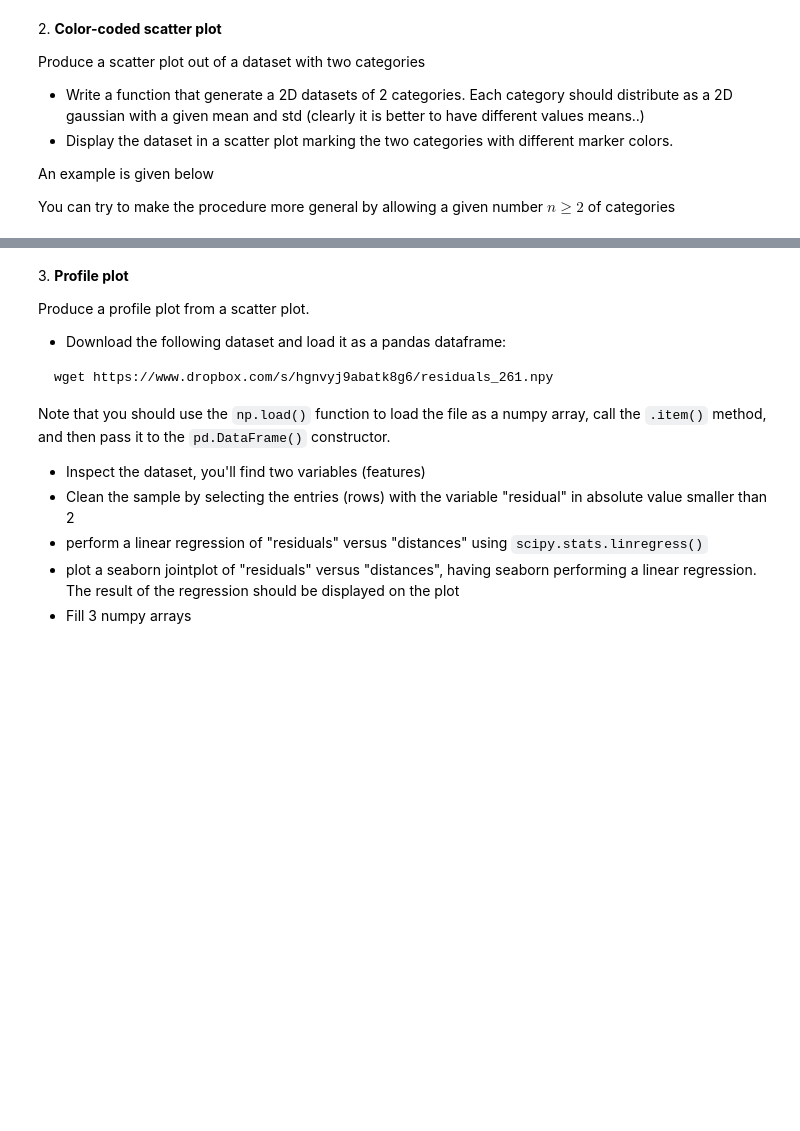
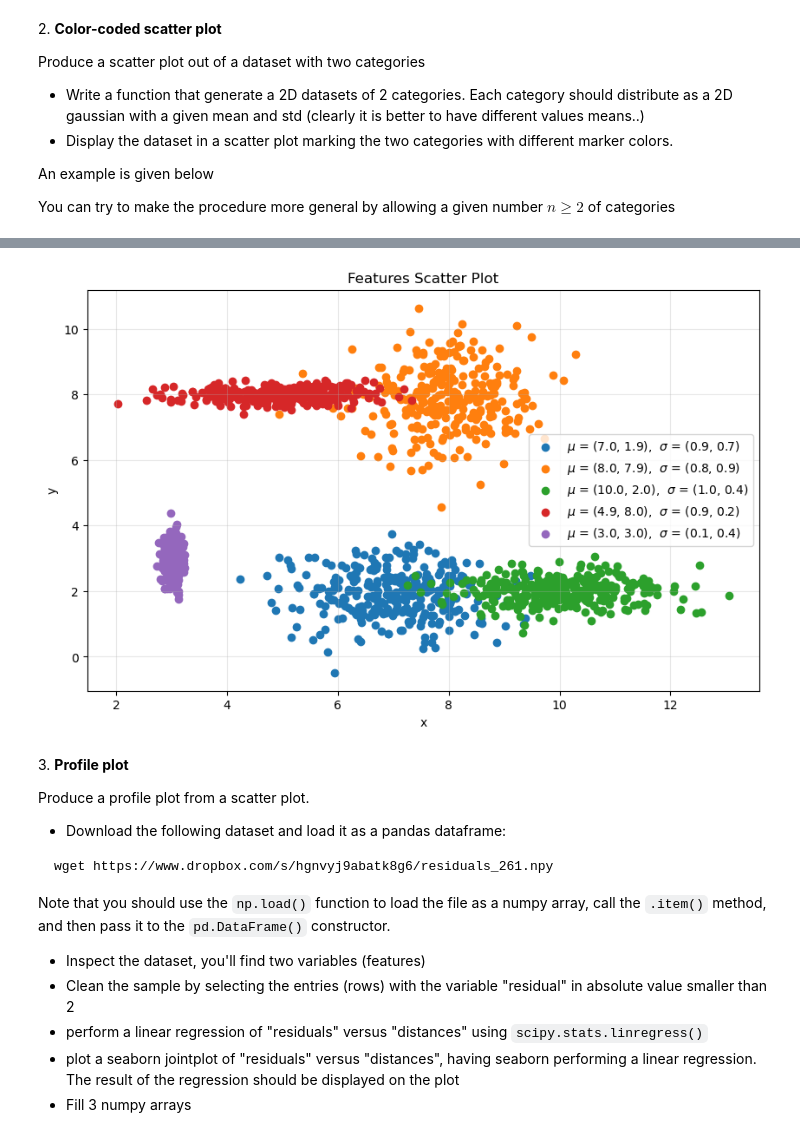
Before and after one commit to giuliadoda/LaboratoryOfComputationalPhysics_Y6, a Jupyter notebook: 07ex_Visualization.ipynb, the cells around one changed output, grey strips where cells are left out. Cells and saved outputs as stored; diff of their text form; code cells hidden in the pictures; blank space fills up the shorter version.

```diff
--- a/07ex_Visualization.ipynb
+++ b/07ex_Visualization.ipynb
@@ -76,4 +138,38 @@ two_categories_scat 100%[===================>]  42.80K  --.-KB/s    in 0.02s
 [figure]
+# %%
+# function to generate 2D datasets of 2 categories
+# each category should distribute as a 2D gaussian with a given mean and std
+
+def dataset_generator(mu, sigma, n_features, size):
+    data = []
+    for i in range(n_features):
+        cov = np.diag([(sigma[i][0])**2, (sigma[i][1]**2)])
+        data.append(np.random.multivariate_normal(mu[i], cov, size))
+    return data
+# %%
+# dataset
+n_feat = 5
+means = np.random.randint(1,11, size=(n_feat,2))
+sigmas = np.random.rand(n_feat,2)
+N = 300
+my_dataset = dataset_generator(means, sigmas, n_feat, N)
+# %%
+# scatter plot
+
+def my_scatter_plot(dataset):
+    _,ax = plt.subplots(figsize=(10,6))
+    ax.grid(alpha = 0.3)
+    ax.set_title('Features Scatter Plot')
+    ax.set_xlabel('x')
+    ax.set_ylabel('y')
+    for d in dataset:
+        ax.scatter(d[:,0], d[:,1], label = f'$\mu$ = ({d[:,0].mean():.1f}, {d[:,1].mean():.1f}),  $\sigma$ = ({d[:,0].std():.1f}, {d[:,1].std():.1f})')
+    ax.legend()
+    plt.show()
+# %%
+my_scatter_plot(my_dataset)
+# %% [output]
+[figure, added]
 # %% [markdown]
 3\. **Profile plot**
 
```
Also changed, not shown: parts of 17 cells of this notebook, 20 other files.
